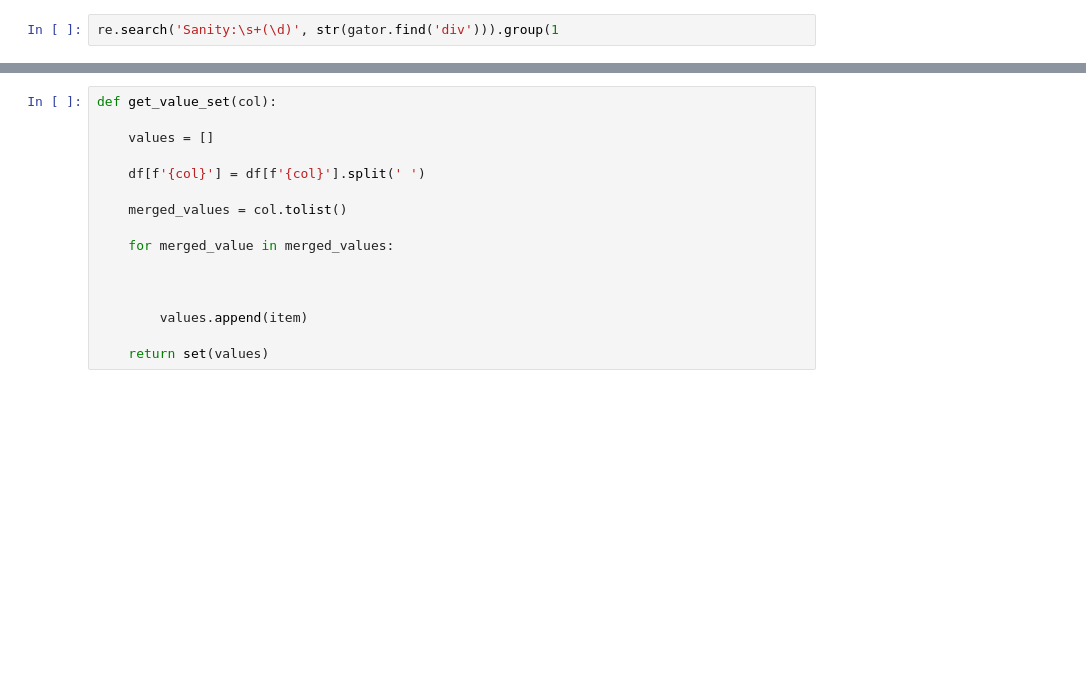
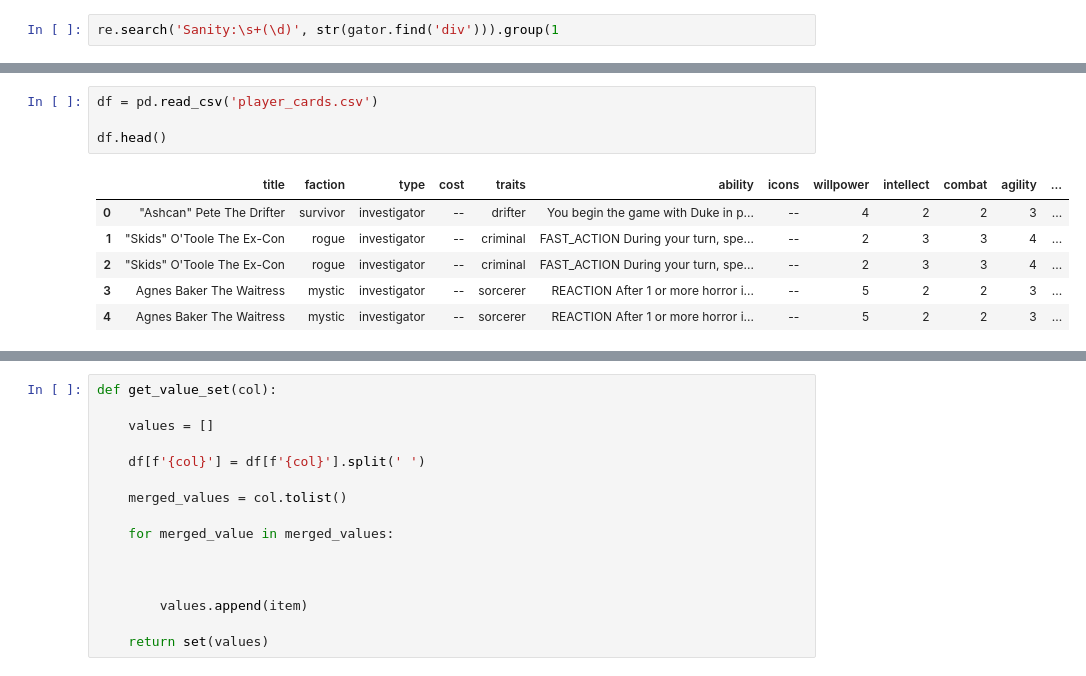
Before and after one commit to Johndsalas/arkham_lcg_scraper, a Jupyter notebook: scraper_v2.ipynb, the cells around one changed output, grey strips where cells are left out. Saved outputs shown, nothing was run; the diff lists cells and outputs as text; blank space fills up the shorter version.

```diff
--- a/scraper_v2.ipynb
+++ b/scraper_v2.ipynb
@@ -327 +252,12 @@ get_icons(asset)
+# %%
+df = pd.read_csv('player_cards.csv')
+
+df.head()
+# %% [output]
+|  | title | faction | type | cost | traits | ability | icons | willpower | intellect | combat | agility | ... |
+| 0 | "Ashcan" Pete The Drifter | survivor | investigator | -- | drifter | You begin the game with Duke in p... | -- | 4 | 2 | 2 | 3 | ... |
+| 1 | "Skids" O'Toole The Ex-Con | rogue | investigator | -- | criminal | FAST_ACTION During your turn, spe... | -- | 2 | 3 | 3 | 4 | ... |
+| 2 | "Skids" O'Toole The Ex-Con | rogue | investigator | -- | criminal | FAST_ACTION During your turn, spe... | -- | 2 | 3 | 3 | 4 | ... |
+| 3 | Agnes Baker The Waitress | mystic | investigator | -- | sorcerer | REACTION After 1 or more horror i... | -- | 5 | 2 | 2 | 3 | ... |
+| 4 | Agnes Baker The Waitress | mystic | investigator | -- | sorcerer | REACTION After 1 or more horror i... | -- | 5 | 2 | 2 | 3 | ... |
 # %%
```
Also changed, not shown: parts of 44 cells of this notebook, 1 other file.
